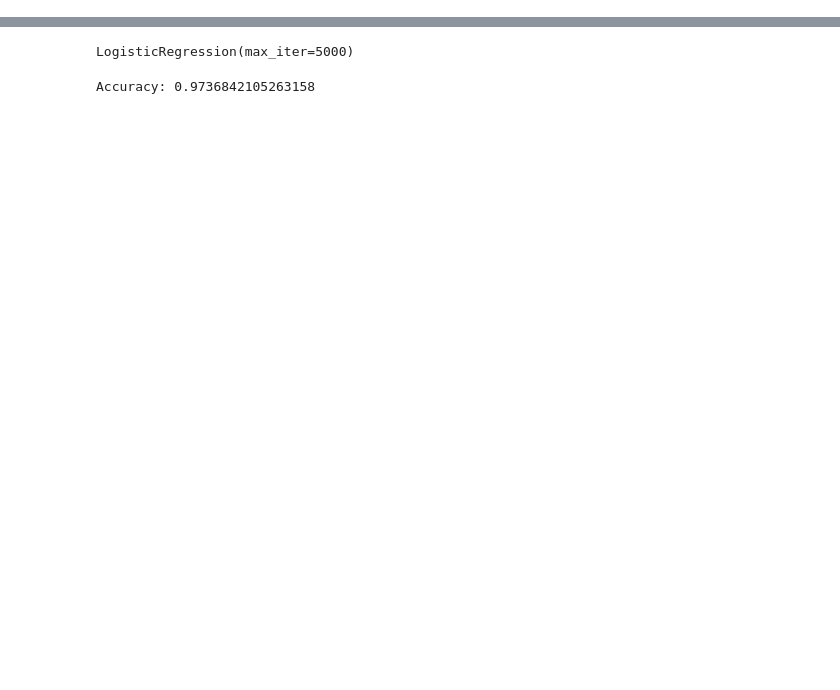
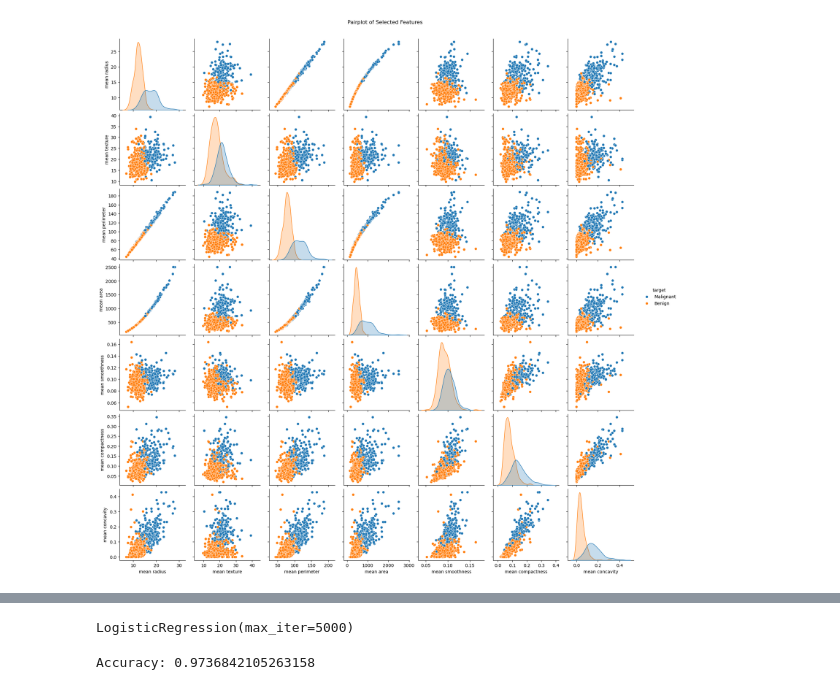
Before and after one commit to RohitGrid/Breast-Cancer-Detection, a Jupyter notebook: Breast-Cancer-detection.ipynb, the cells around one changed output, grey strips where cells are left out. Drawn from its saved outputs; the diff is of its cells as text; code cells hidden in the pictures; blank space fills up the shorter version.

```diff
--- a/Breast-Cancer-detection.ipynb
+++ b/Breast-Cancer-detection.ipynb
@@ -28,0 +46,11 @@ X.describe()
+# %%
+selected_features = ['mean radius', 'mean texture', 'mean perimeter', 'mean area','mean smoothness', 'mean compactness' ,'mean concavity']
+
+df_pair = X[selected_features].copy()
+df_pair['target'] = y.map({0: 'Malignant', 1: 'Benign'})
+
+sns.pairplot(df_pair, hue='target')
+plt.suptitle("Pairplot of Selected Features", y=1.02)
+plt.show()
+# %% [output]
+[figure, added]
```
Also changed, not shown: parts of 7 cells of this notebook.
